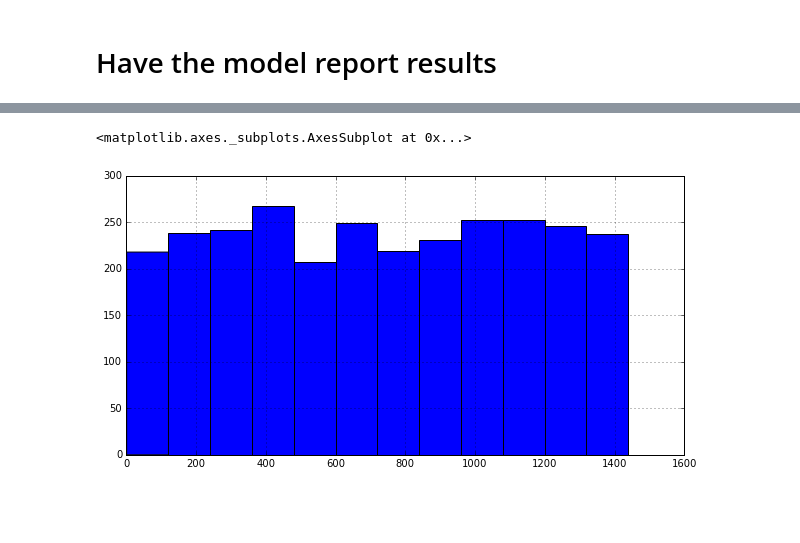
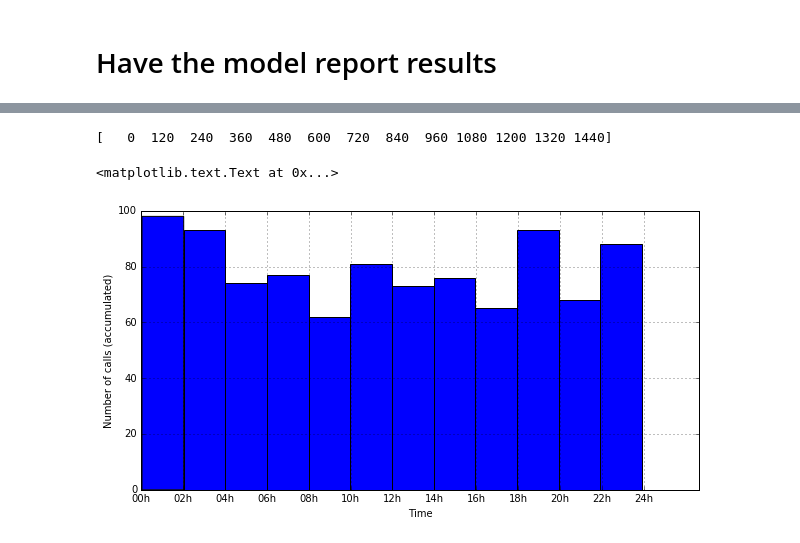
Before and after one commit to dtbinh/NetLogoModel, a Jupyter notebook: MainModelwithNetlogoV2.ipynb, the cells around one changed output, grey strips where cells are left out. Cells and saved outputs as stored; diff of their text form; code cells hidden in the pictures; blank space fills up the shorter version.

```diff
--- a/MainModelwithNetlogoV2.ipynb
+++ b/MainModelwithNetlogoV2.ipynb
@@ -294,25 +320,25 @@ traintestsplit_tot = {}
 pr_data_tot ={}
 traintestsplit = [None, None, None, None]
 
-ini_day = 0 # define the number of days to initiate the model (i.e. the original training data)
+ini_day = 1 # define the number of days to initiate the model (i.e. the original training data)
 
 last_n = 1 # define the number of days to be left out from simulation data for testing purpose
-tot_day = 300 # define the number of days to be simulated
-sim_day = 2 # define for one simulation how many days to be simulated
+tot_day = 100 # define the number of days to be simulated
+sim_day = 1 # define for one simulation how many days to be simulated
 #num_sim = 1440 # define the duration of simulation (in minutes)
 
 ## initiating the model,
-model_init()
+model_init(ini_day*1440)
 
 ## loop + prediction
-for x in range(0, tot_day, sim_day):
+for x in range(1, tot_day, sim_day):
     print x
     currentday = x
     sim_min = sim_day*1440
     mob_call = "repeat " + str(sim_min) + " [go]"
     run_NL(mob_call)
     agentdata, mobiledata_ML = data_input()
-    train_classifier, train_CV, train_RC, train_CM, train_AC, traintestsplit = NL_ML(mobiledata_ML, currentday,
+    train_classifier, train_RC, train_CM, train_AC, traintestsplit = NL_ML(mobiledata_ML, currentday,
                                                                                     traintestsplit)
     pred_RC, pred_CM, pred_AC, pred_data = pred_agent(train_classifier, agentdata, last_n)
 
@@ -334,10 +360,10 @@ for x in range(0, tot_day, sim_day):
     rf_all_AC.append(pred_AC[2])
     gb_all_AC.append(pred_AC[3])
 
-    knn_all_cv_tr.append(train_CV[0])
-    rdg_all_cv_tr.append(train_CV[1])
-    rf_all_cv_tr.append(train_CV[2])
-    gb_all_cv_tr.append(train_CV[3])
+#     knn_all_cv_tr.append(train_CV[0])
+#     rdg_all_cv_tr.append(train_CV[1])
+#     rf_all_cv_tr.append(train_CV[2])
+#     gb_all_cv_tr.append(train_CV[3])
     knn_all_CM_tr.append(train_CM[0])
     rdg_all_CM_tr.append(train_CM[1])
     rf_all_CM_tr.append(train_CM[2])
@@ -484,0 +486,16 @@ ax.legend(loc='best')
+# %%
+mobiledata_PL = mobiledata_ML.copy()
+mobiledata_PL['min_acc'] = mobiledata_PL['hour'] * 60 + mobiledata_PL['minute']
+fig1 = plt.figure(figsize=(10,5))
+ax = fig1.add_subplot(1, 1, 1)
+ax.scatter(mobiledata_PL['min_acc'], mobiledata_PL['tzone'], marker = "|")
+ax.set_xticks(range(0, 1441, 1440/12))
+ax.set_yticks(range(0, 46, 15))
+vals = ax.get_xticks()
+print vals
+ax.set_xticklabels(['{:02.0f}h'.format(x/60) for x in vals])
+ax.set_ylabel("Zone number")
+ax.set_xlabel("Time")
+# ax2.plot(mobiledata_sel['minute'], mobiledata_sel['tzone_y'])
+# ax2.set_xticks(range(0, 1440, 200))
+# ax2.set_yticks(range(0, 45, 15))
@@ -485,12 +506,20 @@ ax.legend(loc='best')
 # %%
 # checking the distribution of mobile phone calls
 fig2 = plt.figure(figsize=(10,5))
 ax = fig2.add_subplot(1, 1, 1)
 #ax.plot(mobiledata_fs['minute'][pd.notnull(mobiledata_fs['tzone'])], 'k.')
 #ax.plot(pd.notnull(mobiledata_fs['tzone']), 'k.')
 #ax.set_yticks([0, 1, 2])
-(mobiledata_ML['minute'][pd.notnull(mobiledata_ML['tzone'])]).hist(bins=12)
+(mobiledata_PL['min_acc'][pd.notnull(mobiledata_PL['tzone'])]).hist(bins=12)
+ax.set_xticks(range(0, 1441, 1440/12))
+vals = ax.get_xticks()
+print vals
+ax.set_xticklabels(['{:02.0f}h'.format(x/60) for x in vals])
+ax.set_ylabel("Number of calls (accumulated)")
+ax.set_xlabel("Time")
+#ax.set_xticks(range(0, 1440, 1440/12))
 #plt.hist(mobiledata_fs['minute'][pd.notnull(mobiledata_fs['tzone'])], bins=50)
 # %% [output]
-<matplotlib.axes._subplots.AxesSubplot at 0x...>
+[   0  120  240  360  480  600  720  840  960 1080 1200 1320 1440]
+<matplotlib.text.Text at 0x...>
-[figure, old version]
+[figure, new version]
```
Also changed, not shown: parts of 32 cells of this notebook, 26 other files.
